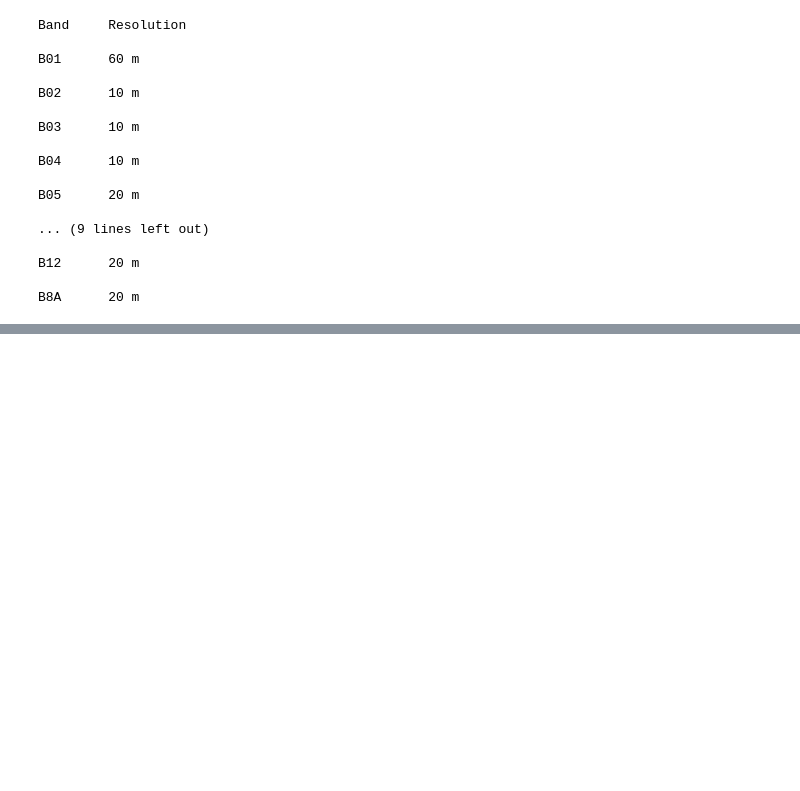
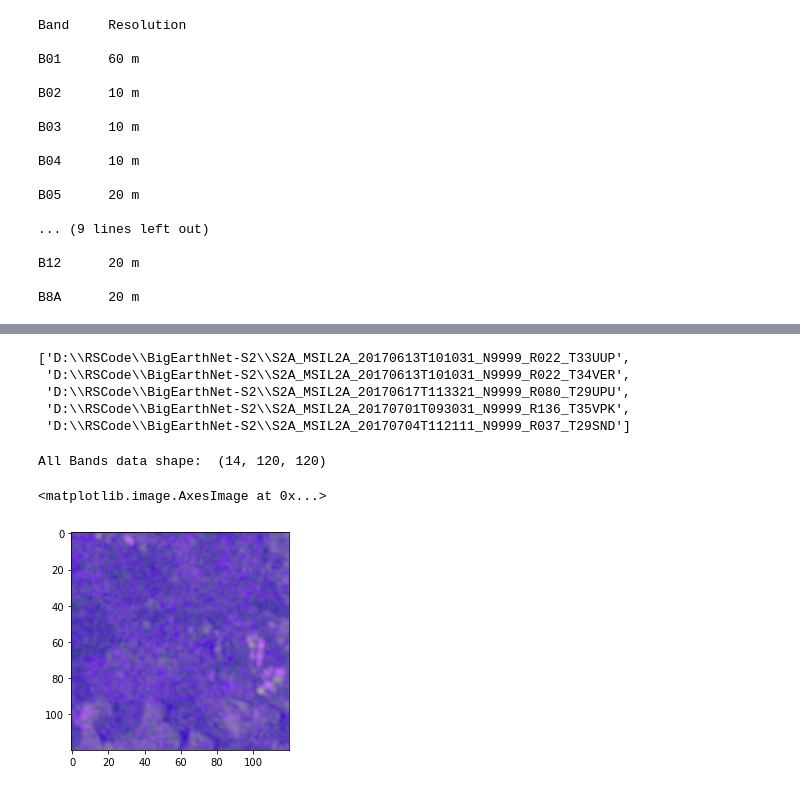
Before and after one commit to emirhansarioglu/Cross-Modal-Learning, a Jupyter notebook: SentinelDataPreparer.ipynb, the cells around one changed output, grey strips where cells are left out. Saved outputs shown, nothing was run; the diff lists cells and outputs as text; code cells hidden in the pictures; blank space fills up the shorter version.

```diff
--- a/SentinelDataPreparer.ipynb
+++ b/SentinelDataPreparer.ipynb
@@ -93,0 +142,12 @@ B8A      20 m
+# %%
+train_df = s2_corr_s1[s2_corr_s1["split"] == "train"]
+test_df = s2_corr_s1[s2_corr_s1["split"] == "test"]
+
+s2_tiles = [os.path.join(s2_folder, tile) for tile in s2_tiles]
+s2_tiles[:5]
+# %% [output]
+['D:\\RSCode\\BigEarthNet-S2\\S2A_MSIL2A_20170613T101031_N9999_R022_T33UUP',
+ 'D:\\RSCode\\BigEarthNet-S2\\S2A_MSIL2A_20170613T101031_N9999_R022_T34VER',
+ 'D:\\RSCode\\BigEarthNet-S2\\S2A_MSIL2A_20170617T113321_N9999_R080_T29UPU',
+ 'D:\\RSCode\\BigEarthNet-S2\\S2A_MSIL2A_20170701T093031_N9999_R136_T35VPK',
+ 'D:\\RSCode\\BigEarthNet-S2\\S2A_MSIL2A_20170704T112111_N9999_R037_T29SND']
@@ -93,0 +220,24 @@ B8A      20 m
+# %%
+# Normalize the data to the range [0, 1] for RGB image plotting
+def normalize_to_rgb(arr):
+    min_val = np.min(arr)
+    max_val = np.max(arr)
+    return (arr - min_val) / (max_val - min_val)
+# %%
+s1_s2_raster = combine_s2_s1_bands('D:\RSCode\BigEarthNet-S2\S2A_MSIL2A_20170613T101031_N9999_R022_T33UUP\S2A_MSIL2A_20170613T101031_N9999_R022_T33UUP_41_53',
+                   'D:\RSCode\BigEarthNet-S1\S1B_IW_GRDH_1SDV_20170612T165809\S1B_IW_GRDH_1SDV_20170612T165809_33UUP_41_53')
+
+print("All Bands data shape: ", s1_s2_raster.shape)
+
+#https://gis.stackexchange.com/questions/400726/creating-composite-rgb-images-from-sentinel-1-channels
+rgb_from_s1 = np.dstack(np.array([s1_s2_raster[0], s1_s2_raster[1], s1_s2_raster[0] - s1_s2_raster[1]]))
+
+#https://gisgeography.com/sentinel-2-bands-combinations
+rgb_from_s2 = np.dstack(s1_s2_raster[5:2:-1])
+# %% [output]
+All Bands data shape:  (14, 120, 120)
+# %%
+plt.imshow(normalize_to_rgb(rgb_from_s1))
+# %% [output]
+<matplotlib.image.AxesImage at 0x...>
+[figure, added]
```
Also changed, not shown: parts of 13 cells of this notebook.
